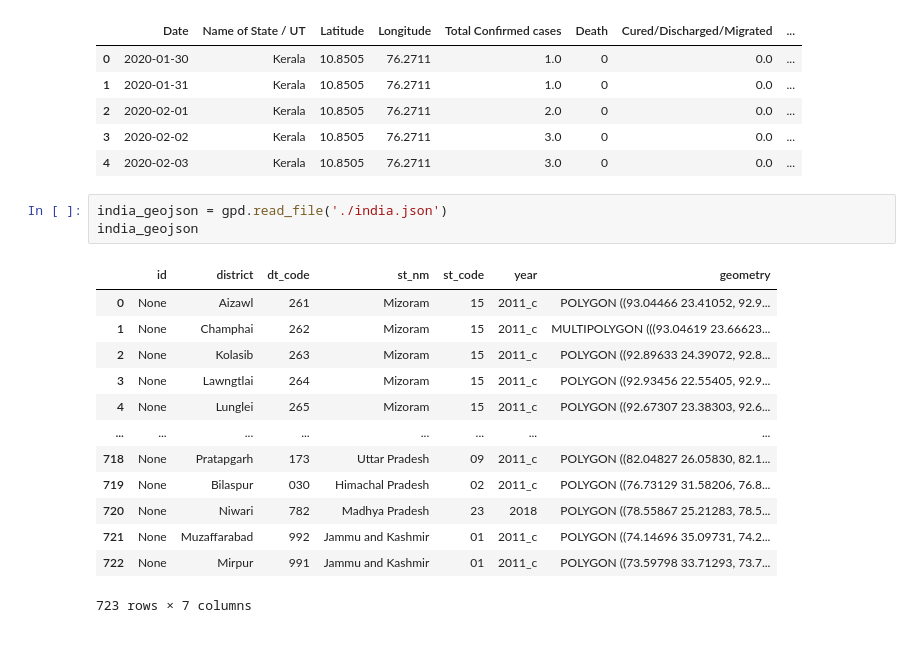
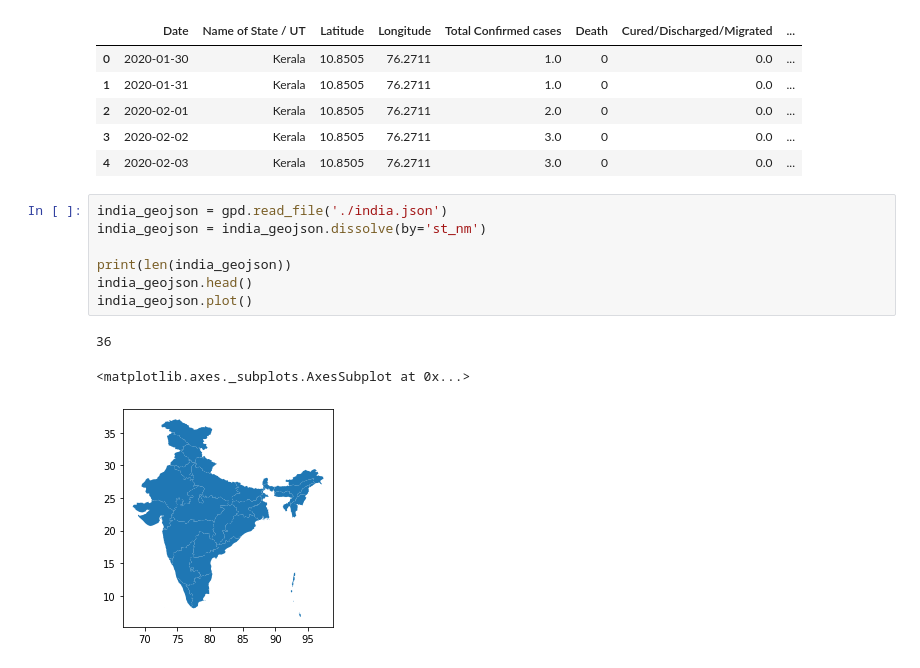
Before and after one commit to abhijeetknayak/Utilities, a Jupyter notebook: Data-Science/Country-Data/covid_analysis.ipynb, the cells around one changed output. Drawn from its saved outputs; the diff is of its cells as text.

```diff
--- a/Data-Science/Country-Data/covid_analysis.ipynb
+++ b/Data-Science/Country-Data/covid_analysis.ipynb
@@ -20,18 +20,12 @@ df_covid.head()
 | 4 | 2020-02-03 | Kerala | 10.8505 | 76.2711 | 3.0 | 0 | 0.0 | ... |
 # %%
 india_geojson = gpd.read_file('./india.json')
-india_geojson
+india_geojson = india_geojson.dissolve(by='st_nm')
+
+print(len(india_geojson))
+india_geojson.head()
+india_geojson.plot()
 # %% [output]
-|  | id | district | dt_code | st_nm | st_code | year | geometry |
-| 0 | None | Aizawl | 261 | Mizoram | 15 | 2011_c | POLYGON ((93.04466 23.41052, 92.9... |
-| 1 | None | Champhai | 262 | Mizoram | 15 | 2011_c | MULTIPOLYGON (((93.04619 23.66623... |
-| 2 | None | Kolasib | 263 | Mizoram | 15 | 2011_c | POLYGON ((92.89633 24.39072, 92.8... |
-| 3 | None | Lawngtlai | 264 | Mizoram | 15 | 2011_c | POLYGON ((92.93456 22.55405, 92.9... |
-| 4 | None | Lunglei | 265 | Mizoram | 15 | 2011_c | POLYGON ((92.67307 23.38303, 92.6... |
-| ... | ... | ... | ... | ... | ... | ... | ... |
-| 718 | None | Pratapgarh | 173 | Uttar Pradesh | 09 | 2011_c | POLYGON ((82.04827 26.05830, 82.1... |
-| 719 | None | Bilaspur | 030 | Himachal Pradesh | 02 | 2011_c | POLYGON ((76.73129 31.58206, 76.8... |
-| 720 | None | Niwari | 782 | Madhya Pradesh | 23 | 2018 | POLYGON ((78.55867 25.21283, 78.5... |
-| 721 | None | Muzaffarabad | 992 | Jammu and Kashmir | 01 | 2011_c | POLYGON ((74.14696 35.09731, 74.2... |
-| 722 | None | Mirpur | 991 | Jammu and Kashmir | 01 | 2011_c | POLYGON ((73.59798 33.71293, 73.7... |
-723 rows × 7 columns
+36
+<matplotlib.axes._subplots.AxesSubplot at 0x...>
+[figure, added]
```
Also changed, not shown: parts of 9 cells of this notebook.
